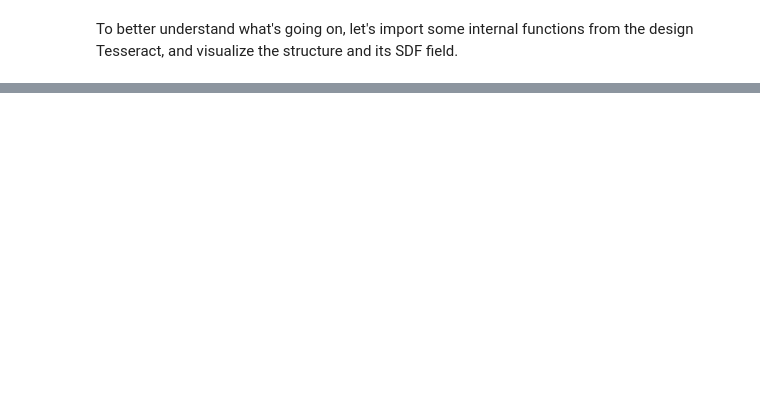
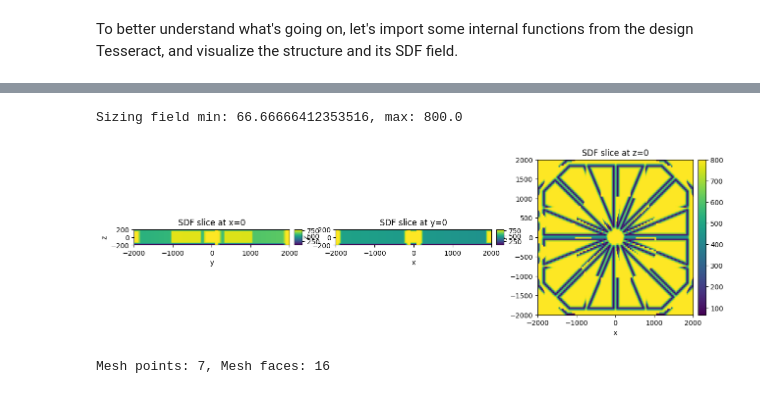
Before and after one commit to pasteurlabs/tesseract-jax, a Jupyter notebook: examples/ansys/optim_grid.ipynb, the cells around one changed output, grey strips where cells are left out. Saved outputs shown, nothing was run; the diff lists cells and outputs as text; code cells hidden in the pictures; blank space fills up the shorter version.

Commit message:
trying to improve mesher

```diff
--- a/examples/ansys/optim_grid.ipynb
+++ b/examples/ansys/optim_grid.ipynb
@@ -232,0 +260,59 @@ plot_grid(sdf, Lx, Ly, Lz, Nx, Ny, Nz)
+# %%
+def sizing_field(
+    sdf: jnp.ndarray, min_size: float = 0.1, max_size: float = 1.0, scale: float = 2.0
+) -> jnp.ndarray:
+    """Generate a sizing field from the signed distance function.
+
+    The field is low (size = min_size) near the structure (sdf=0) and high (size = max_size) far from it.
+
+    Args:
+        sdf: Signed distance function values.
+        min_size: Minimum element size near the structure.
+        max_size: Maximum element size far from the structure.
+        scale: Controls the transition steepness.
+
+    Returns:
+        Sizing field values.
+    """
+
+    def gauss(x: jnp.ndarray, mu: float, sigma: float) -> jnp.ndarray:
+        return jnp.exp(-0.5 * ((x - mu) / sigma) ** 2)
+
+    normalized_sdf = 1 - gauss(sdf, 0.0, 1.0 / scale)
+    return min_size + (max_size - min_size) * normalized_sdf
+
+
+sizing_min = Lx / 60
+sizing_max = Lx / 5
+sizing_scale = 0.04
+
+sizing = sizing_field(sdf, min_size=sizing_min, max_size=sizing_max, scale=sizing_scale)
+plot_grid(sizing, Lx, Ly, Lz, Nx, Ny, Nz)
+print(f"Sizing field min: {sizing.min()}, max: {sizing.max()}")
+# %% [output]
+Sizing field min: 66.66666412353516, max: 800.0
+[figure, added]
+# %%
+mesher = Tesseract.from_tesseract_api("meshing_tess/tesseract_api.py")
+
+mesher_out = apply_tesseract(
+    mesher,
+    {
+        "domain_size": [Lx, Ly, Lz],
+        "sizing_field": sizing,  # jnp.ones_like(sdf) * (Lx / 10),
+        # "sizing_field": jnp.ones_like(sdf) * (Lx / 10),
+        "field_values": rho,
+        "max_subdivision_levels": 4,
+        "max_points": 5000,
+        "max_cells": 5000,
+    },
+)
+print(
+    f"Mesh points: {mesher_out['mesh']['n_points']}, Mesh faces: {mesher_out['mesh']['n_faces']}"
+)
+pts = mesher_out["mesh"]["points"][: mesher_out["mesh"]["n_points"]]
+hex_cells = mesher_out["mesh"]["faces"][: mesher_out["mesh"]["n_faces"]]
+
+adaptive_mesh = mesher_out["mesh"]
+# %% [output]
+Mesh points: 7, Mesh faces: 16
```
Also changed, not shown: parts of 7 cells of this notebook, 5 other files.
